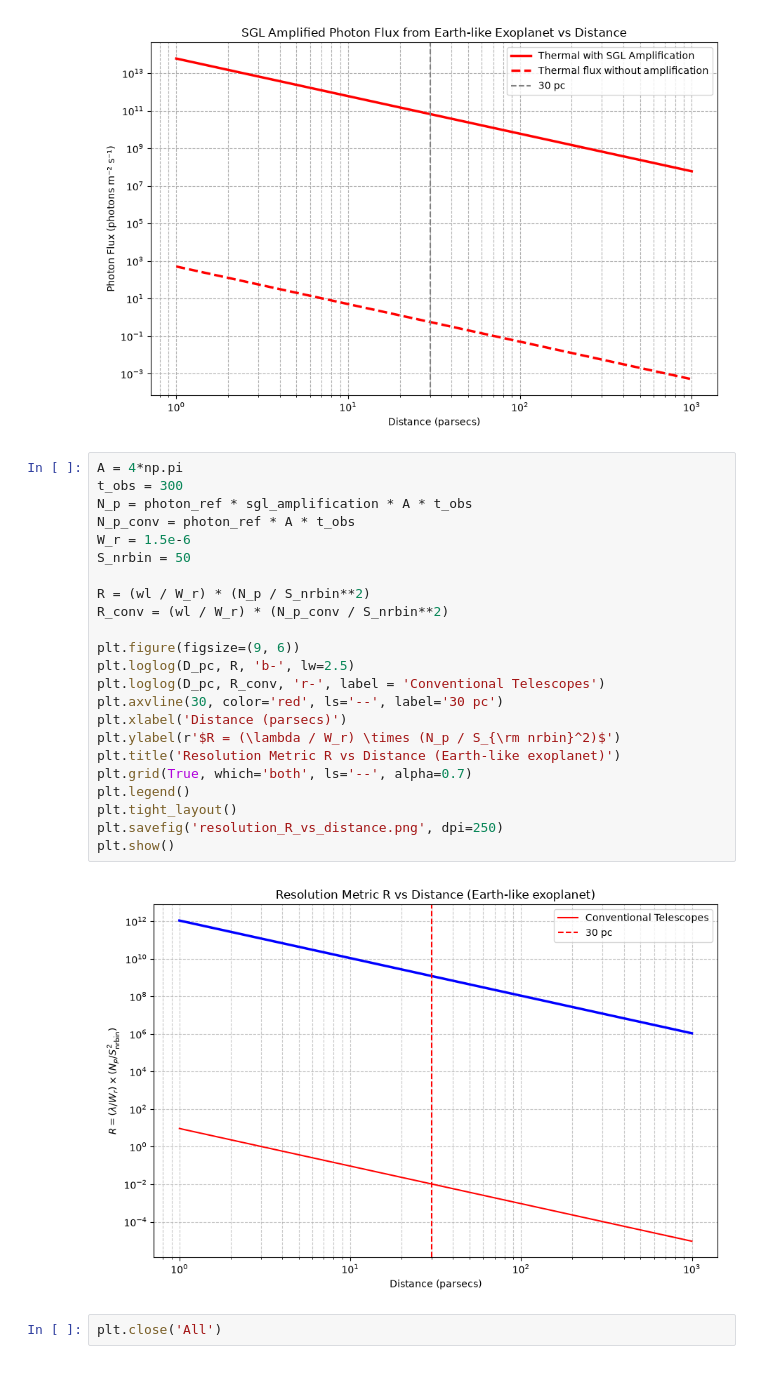
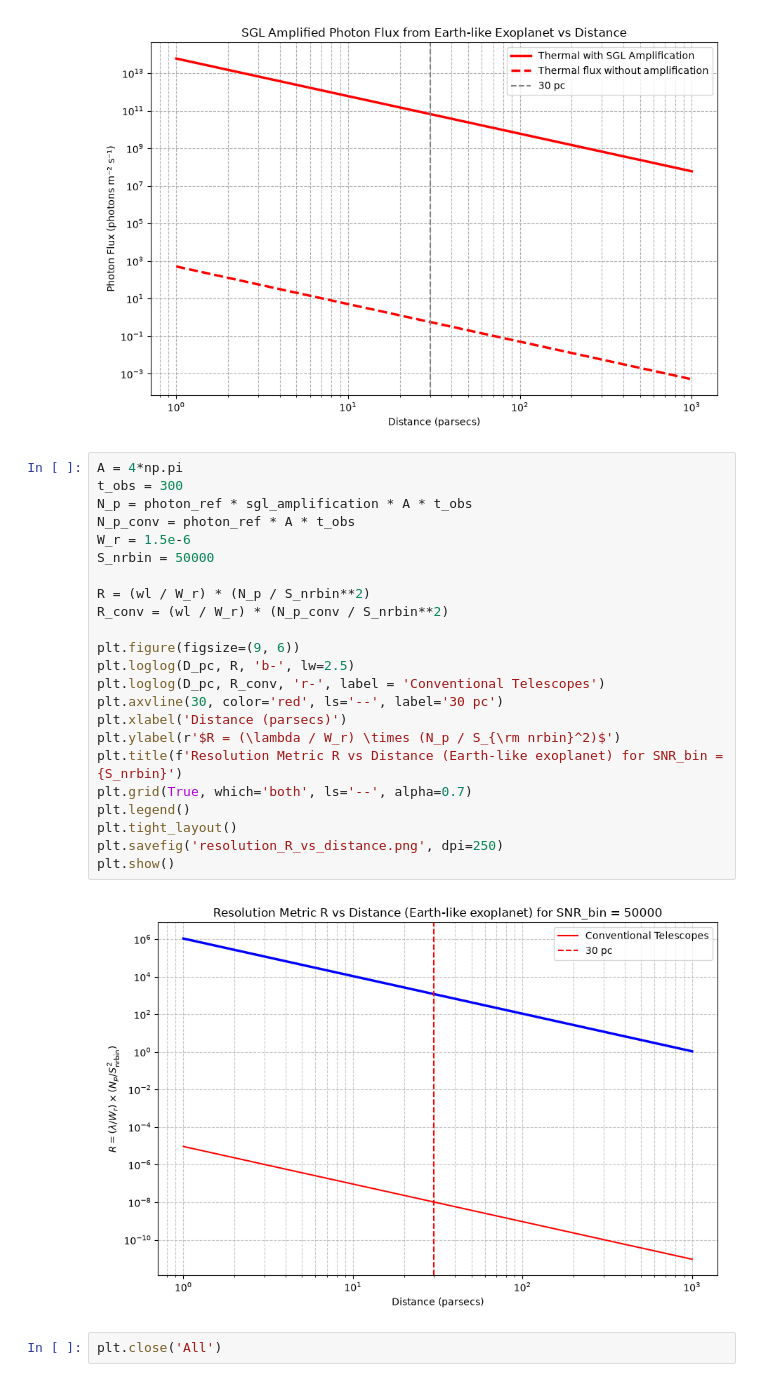
Before and after one commit to zanecollins/sgl_science_case, a Jupyter notebook: sgl_science_case/notebooks/photon_flux.ipynb, the cells around one changed output. Drawn from its saved outputs; the diff is of its cells as text.

```diff
--- a/sgl_science_case/notebooks/photon_flux.ipynb
+++ b/sgl_science_case/notebooks/photon_flux.ipynb
@@ -175,28 +175,28 @@ plt.show()
 # %%
 A = 4*np.pi
 t_obs = 300
 N_p = photon_ref * sgl_amplification * A * t_obs
 N_p_conv = photon_ref * A * t_obs
 W_r = 1.5e-6
-S_nrbin = 50
+S_nrbin = 50000
 
 R = (wl / W_r) * (N_p / S_nrbin**2)
 R_conv = (wl / W_r) * (N_p_conv / S_nrbin**2)
 
 plt.figure(figsize=(9, 6))
 plt.loglog(D_pc, R, 'b-', lw=2.5)
 plt.loglog(D_pc, R_conv, 'r-', label = 'Conventional Telescopes')
 plt.axvline(30, color='red', ls='--', label='30 pc')
 plt.xlabel('Distance (parsecs)')
 plt.ylabel(r'$R = (\lambda / W_r) \times (N_p / S_{\rm nrbin}^2)$')
-plt.title('Resolution Metric R vs Distance (Earth-like exoplanet)')
+plt.title(f'Resolution Metric R vs Distance (Earth-like exoplanet) for SNR_bin = {S_nrbin}')
 plt.grid(True, which='both', ls='--', alpha=0.7)
 plt.legend()
 plt.tight_layout()
 plt.savefig('resolution_R_vs_distance.png', dpi=250)
 plt.show()
 # %% [output]
-[figure, old version]
+[figure, new version]
 # %%
 plt.close('All')
 # %%
```
Also changed, not shown: 2 other files.
